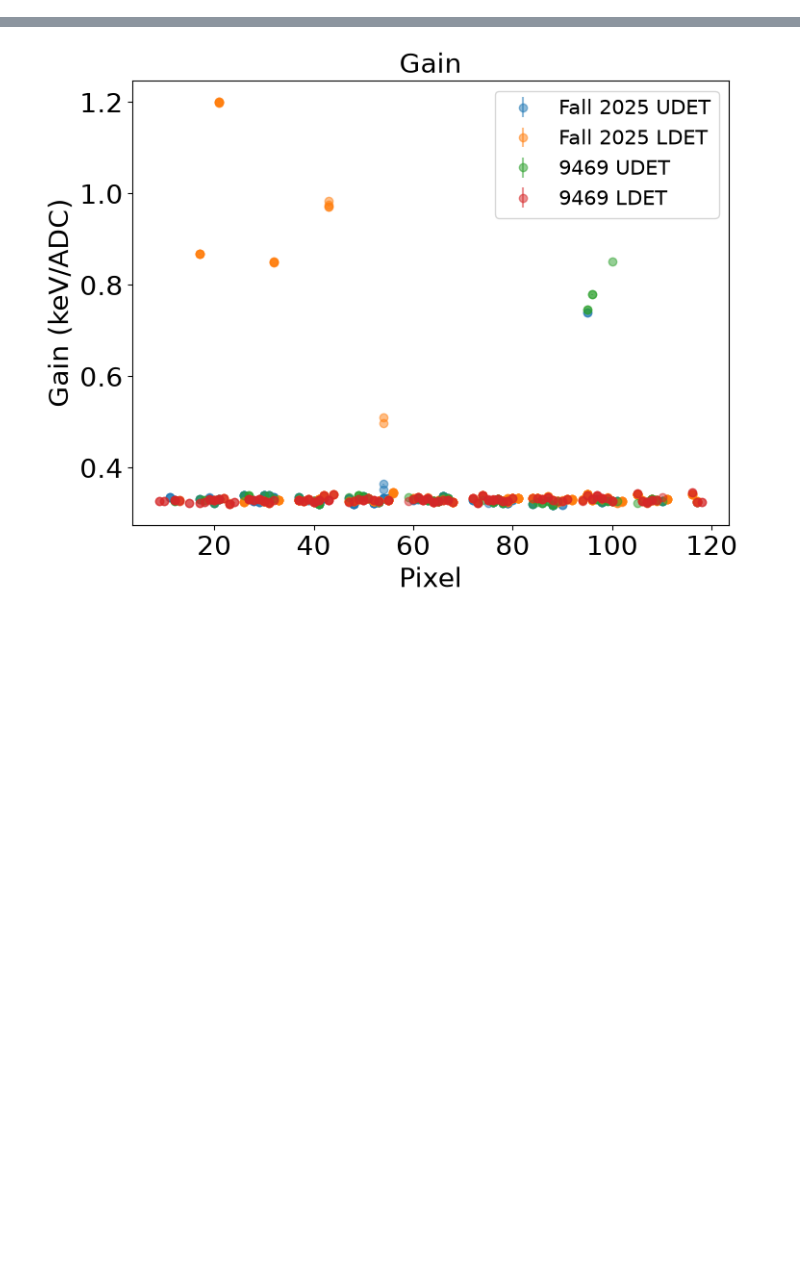
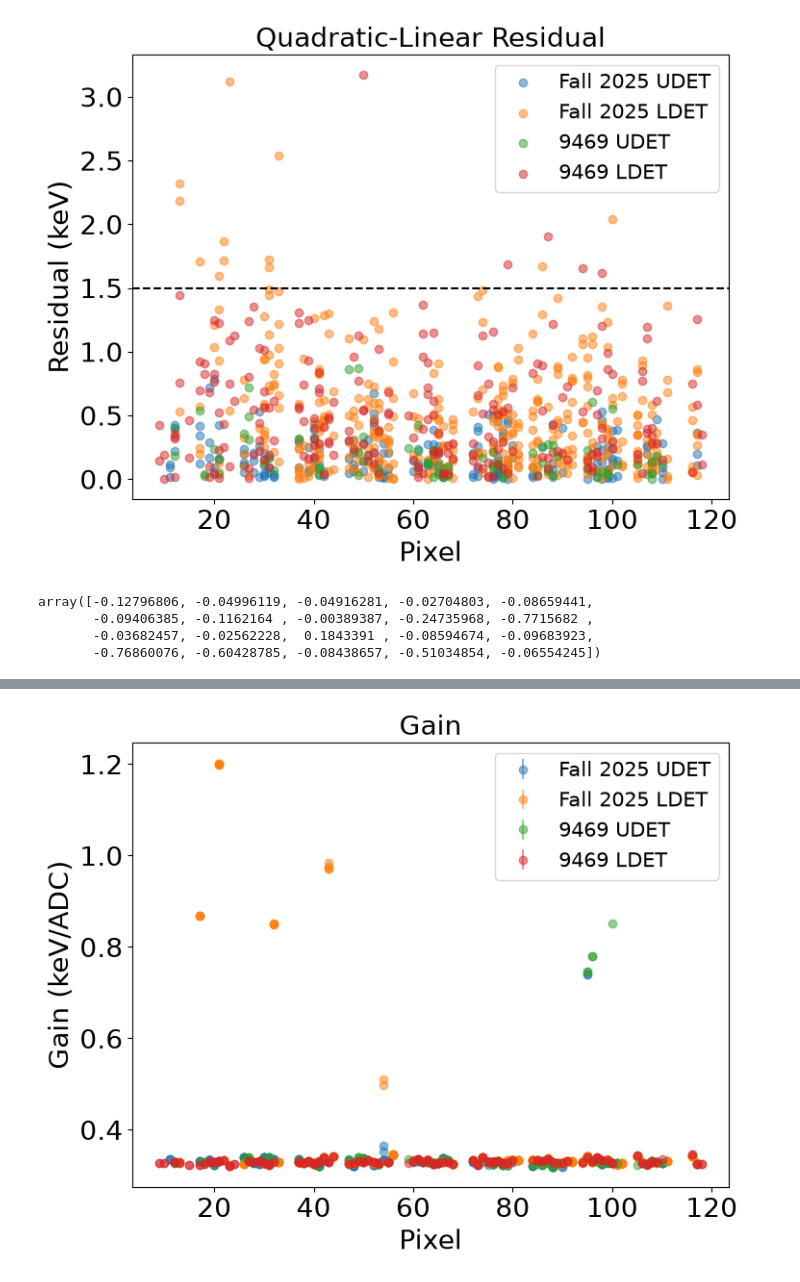
Before and after one commit to arlee-shelby/CalibrationNet, a Jupyter notebook: Untitled.ipynb, the cells around one changed output, grey strips where cells are left out. Saved outputs shown, nothing was run; the diff lists cells and outputs as text; code cells hidden in the pictures; blank space fills up the shorter version.

```diff
--- a/Untitled.ipynb
+++ b/Untitled.ipynb
@@ -18,0 +190,52 @@ sets = {
+# %%
+nrows,ncols=1,1
+py.figure(figsize=((8)*ncols,(6)*nrows))
+ax=py.subplot(nrows,ncols,1)
+keys = sets.keys()
+cnt = -1
+for key in sets.keys():
+    cnt+=1
+    # print(key)
+    x = np.array([list(np.arange(0,1000))]*len(sets[key].gain_kev_per_adc.values))
+    x2 = np.array([list(np.arange(0,1000)**2)]*len(sets[key].gain_kev_per_adc.values))
+
+    linear_apply = np.array(x).T*sets[key].gain_kev_per_adc.values + sets[key].constant_kev.values
+    linear = linear_apply.T
+
+    quadratic_apply = np.array(x2).T*sets2[key].quadratic_kev_per_adc2.values + np.array(x).T*sets2[key].gain_kev_per_adc.values + sets2[key].constant_kev.values
+    quadratic = quadratic_apply.T
+
+    residual = quadratic-linear
+
+    negative_sign_mask = sets2[key].quadratic_kev_per_adc2.values<0
+    positive_sign_mask = sets2[key].quadratic_kev_per_adc2.values>0
+
+    negative_pixels = sets2[key].pixel.values[negative_sign_mask]
+    positive_pixels = sets2[key].pixel.values[positive_sign_mask]
+
+    negative_values = np.abs(np.max(residual[negative_sign_mask],axis=1))
+    positive_values = np.abs(np.min(residual[positive_sign_mask],axis=1))
+
+    if key=="9469 LDET" or key=="Fall 2025 LDET":
+        ax.scatter(negative_pixels-1000, negative_values,label=key,alpha=0.5,color='C%d'%cnt)
+        ax.scatter(positive_pixels-1000, positive_values,alpha=0.5,color='C%d'%cnt)
+    else:
+        ax.scatter(negative_pixels, negative_values,label=key,alpha=0.5,color='C%d'%cnt)
+        ax.scatter(positive_pixels, positive_values,alpha=0.5,color='C%d'%cnt)
+
+ax.axhline(1.5,color='black',linestyle='--')
+ax.set_xlabel("Pixel",fontsize=20)
+ax.set_ylabel("Residual (keV)",fontsize=20)
+ax.legend(fontsize=15)
+ax.set_title("Quadratic-Linear Residual",fontsize=20)
+ax.tick_params(axis='both', which='major', labelsize=20)
+plt.show()
+# %% [output]
+[figure, added]
+# %%
+np.max(negative_values,axis=1)
+# %% [output]
+array([-0.12796806, -0.04996119, -0.04916281, -0.02704803, -0.08659441,
+       -0.09406385, -0.1162164 , -0.00389387, -0.24735968, -0.7715682 ,
+       -0.03682457, -0.02562228,  0.1843391 , -0.08594674, -0.09683923,
+       -0.76860076, -0.60428785, -0.08438657, -0.51034854, -0.06554245])
```
Also changed, not shown: parts of 25 cells of this notebook, 4 other files.
